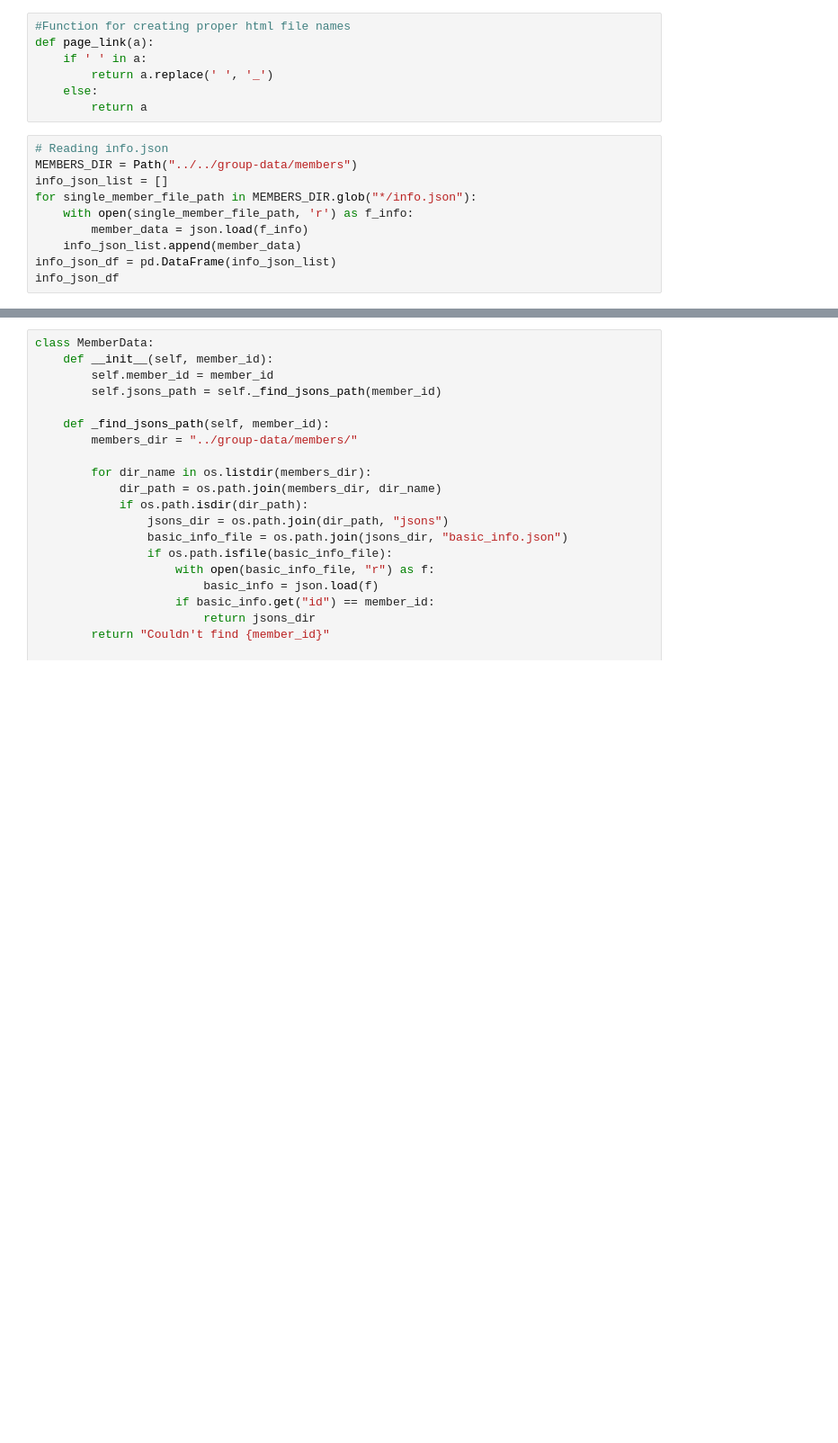
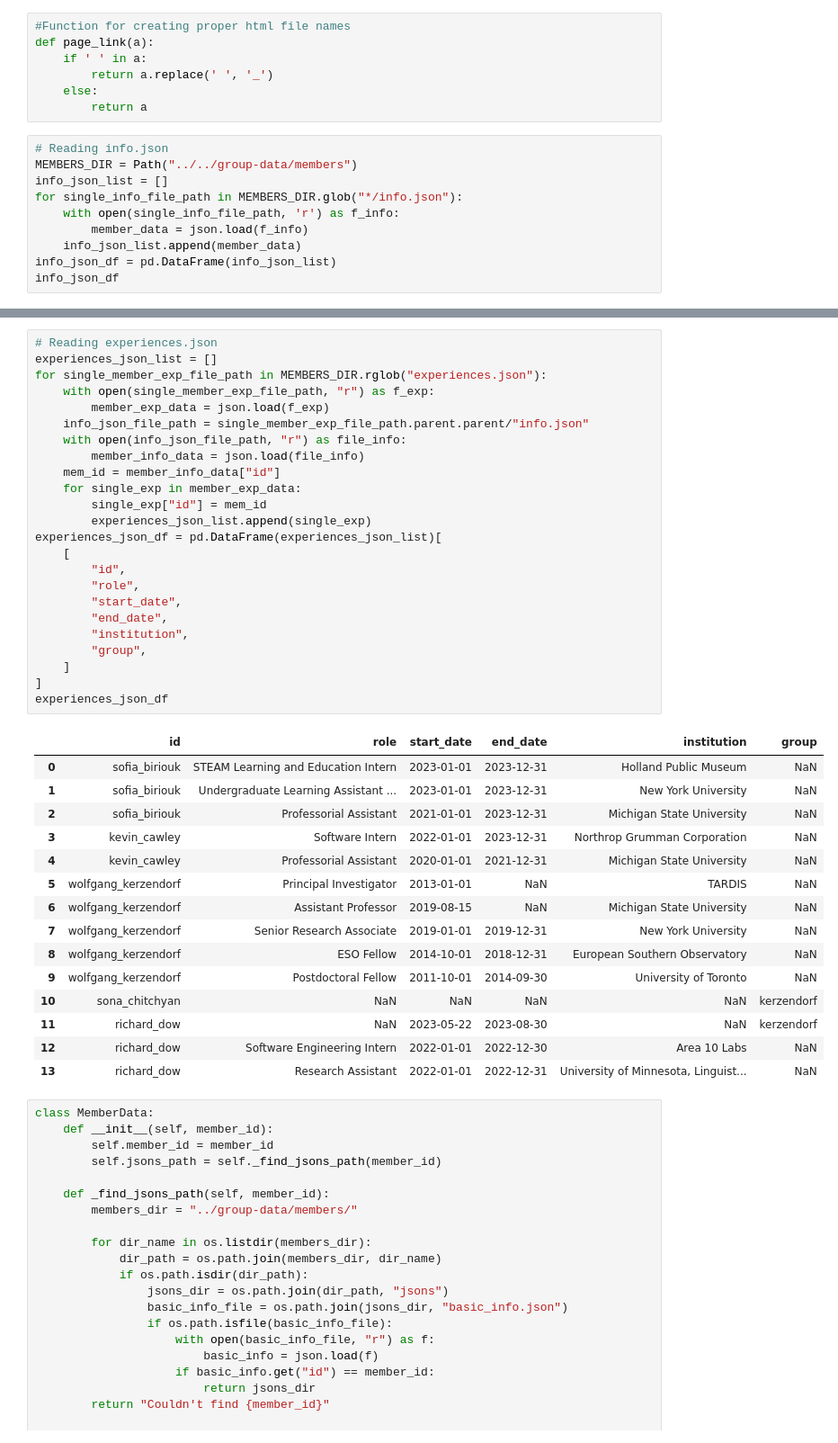
Before and after one commit to deepthought-initiative/dtiwebsite_generator, a Jupyter notebook: notebooks/create_htmls.ipynb, the cells around one changed output, grey strips where cells are left out. Shown: that part at 90% size. Saved outputs shown, nothing was run; the diff lists cells and outputs as text; blank space fills up the shorter version.

Commit message:
Read and store experiences.json in a dataframe

```diff
--- a/notebooks/create_htmls.ipynb
+++ b/notebooks/create_htmls.ipynb
@@ -120,8 +120,8 @@ def page_link(a):
 # Reading info.json
 MEMBERS_DIR = Path("../../group-data/members")
 info_json_list = []
-for single_member_file_path in MEMBERS_DIR.glob("*/info.json"):
-    with open(single_member_file_path, 'r') as f_info:
+for single_info_file_path in MEMBERS_DIR.glob("*/info.json"):
+    with open(single_info_file_path, 'r') as f_info:
         member_data = json.load(f_info)
     info_json_list.append(member_data)
 info_json_df = pd.DataFrame(info_json_list)
@@ -135,6 +135,46 @@ info_json_df
 | 4 | Wolfgang | Kerzendorf | media/images/wolfgang.jpg | media/images/cover.jpg | wolfgang_kerzendorf | I am an astrophysicist deeply int... | NaN |
 | 5 | Sona | Chitchyan | media/images/sona_photo.jpg | media/images/cover.jpg | sona_chitchyan | Sona is a Master's student in ast... | NaN |
 | 6 | Richard | Dow | media/images/richard.jpg | media/images/cover.jpg | richard_dow | Hi, my name is Tripp, and I'm a c... | Tripp |
+# %%
+# Reading experiences.json
+experiences_json_list = []
+for single_member_exp_file_path in MEMBERS_DIR.rglob("experiences.json"):
+    with open(single_member_exp_file_path, "r") as f_exp:
+        member_exp_data = json.load(f_exp)
+    info_json_file_path = single_member_exp_file_path.parent.parent/"info.json"
+    with open(info_json_file_path, "r") as file_info:
+        member_info_data = json.load(file_info)
+    mem_id = member_info_data["id"]
+    for single_exp in member_exp_data:
+        single_exp["id"] = mem_id
+        experiences_json_list.append(single_exp)
+experiences_json_df = pd.DataFrame(experiences_json_list)[
+    [
+        "id",
+        "role",
+        "start_date",
+        "end_date",
+        "institution",
+        "group",
+    ]
+]
+experiences_json_df
+# %% [output]
+|  | id | role | start_date | end_date | institution | group |
+| 0 | sofia_biriouk | STEAM Learning and Education Intern | 2023-01-01 | 2023-12-31 | Holland Public Museum | NaN |
+| 1 | sofia_biriouk | Undergraduate Learning Assistant ... | 2023-01-01 | 2023-12-31 | New York University | NaN |
+| 2 | sofia_biriouk | Professorial Assistant | 2021-01-01 | 2023-12-31 | Michigan State University | NaN |
+| 3 | kevin_cawley | Software Intern | 2022-01-01 | 2023-12-31 | Northrop Grumman Corporation | NaN |
+| 4 | kevin_cawley | Professorial Assistant | 2020-01-01 | 2021-12-31 | Michigan State University | NaN |
+| 5 | wolfgang_kerzendorf | Principal Investigator | 2013-01-01 | NaN | TARDIS | NaN |
+| 6 | wolfgang_kerzendorf | Assistant Professor | 2019-08-15 | NaN | Michigan State University | NaN |
+| 7 | wolfgang_kerzendorf | Senior Research Associate | 2019-01-01 | 2019-12-31 | New York University | NaN |
+| 8 | wolfgang_kerzendorf | ESO Fellow | 2014-10-01 | 2018-12-31 | European Southern Observatory | NaN |
+| 9 | wolfgang_kerzendorf | Postdoctoral Fellow | 2011-10-01 | 2014-09-30 | University of Toronto | NaN |
+| 10 | sona_chitchyan | NaN | NaN | NaN | NaN | kerzendorf |
+| 11 | richard_dow | NaN | 2023-05-22 | 2023-08-30 | NaN | kerzendorf |
+| 12 | richard_dow | Software Engineering Intern | 2022-01-01 | 2022-12-30 | Area 10 Labs | NaN |
+| 13 | richard_dow | Research Assistant | 2022-01-01 | 2022-12-31 | University of Minnesota, Linguist... | NaN |
 # %%
 class MemberData:
     def __init__(self, member_id):
```
